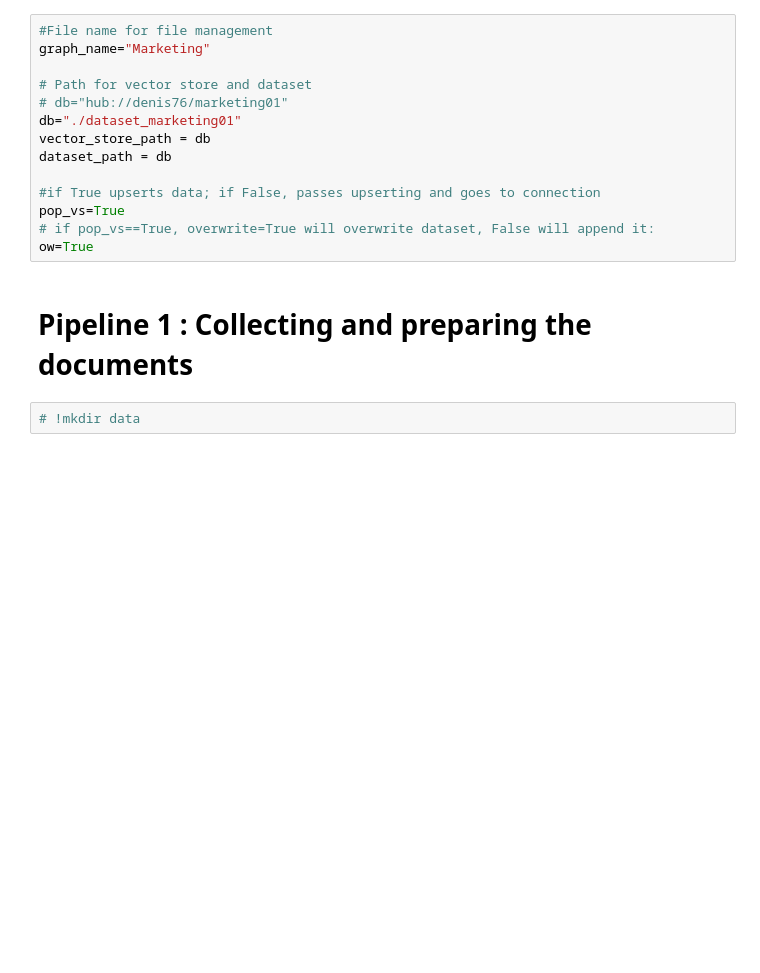
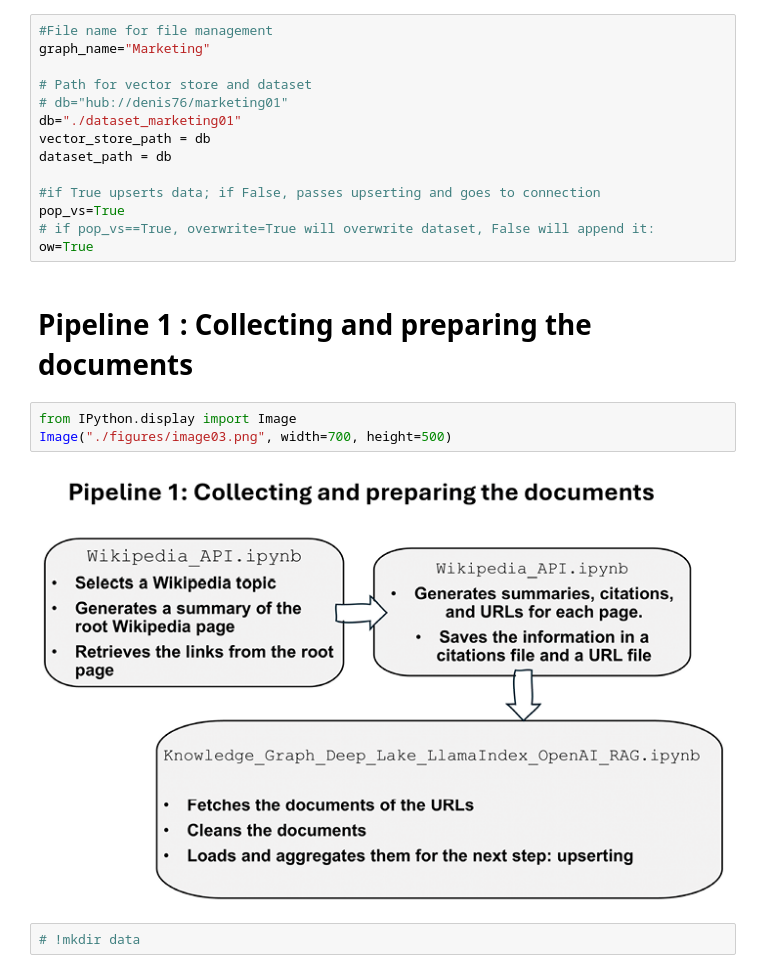
Before and after one commit to molnarai/BuildingGenerativeAIBusinessSolutions, a Jupyter notebook: KnowledgeGraphs/graphrag_example_3/Knowledge_Graph__Deep_Lake_LlamaIndex_OpenAI_RAG.ipynb, the cells around one changed output. Drawn from its saved outputs; the diff is of its cells as text; blank space fills up the shorter version.

Commit message:
chore: Add figures to GraphRag example 3 notebook

```diff
--- a/KnowledgeGraphs/graphrag_example_3/Knowledge_Graph__Deep_Lake_LlamaIndex_OpenAI_RAG.ipynb
+++ b/KnowledgeGraphs/graphrag_example_3/Knowledge_Graph__Deep_Lake_LlamaIndex_OpenAI_RAG.ipynb
@@ -148,6 +148,11 @@ pop_vs=True
 ow=True
 # %% [markdown]
 # Pipeline 1 : Collecting and preparing the documents
+# %%
+from IPython.display import Image
+Image("./figures/image03.png", width=700, height=500)
+# %% [output]
+[figure, added]
 # %%
 # !mkdir data
 # %%
```
Also changed, not shown: parts of 4 cells of this notebook, 3 other files.
